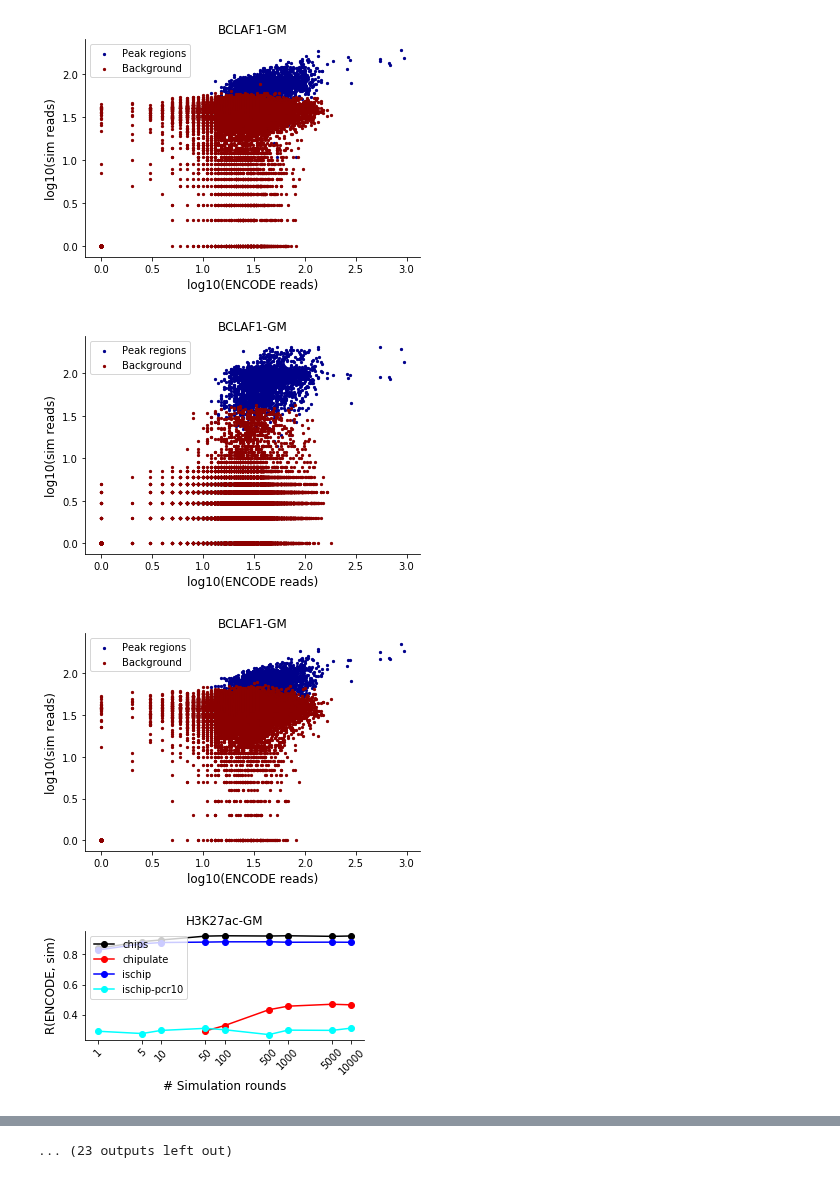
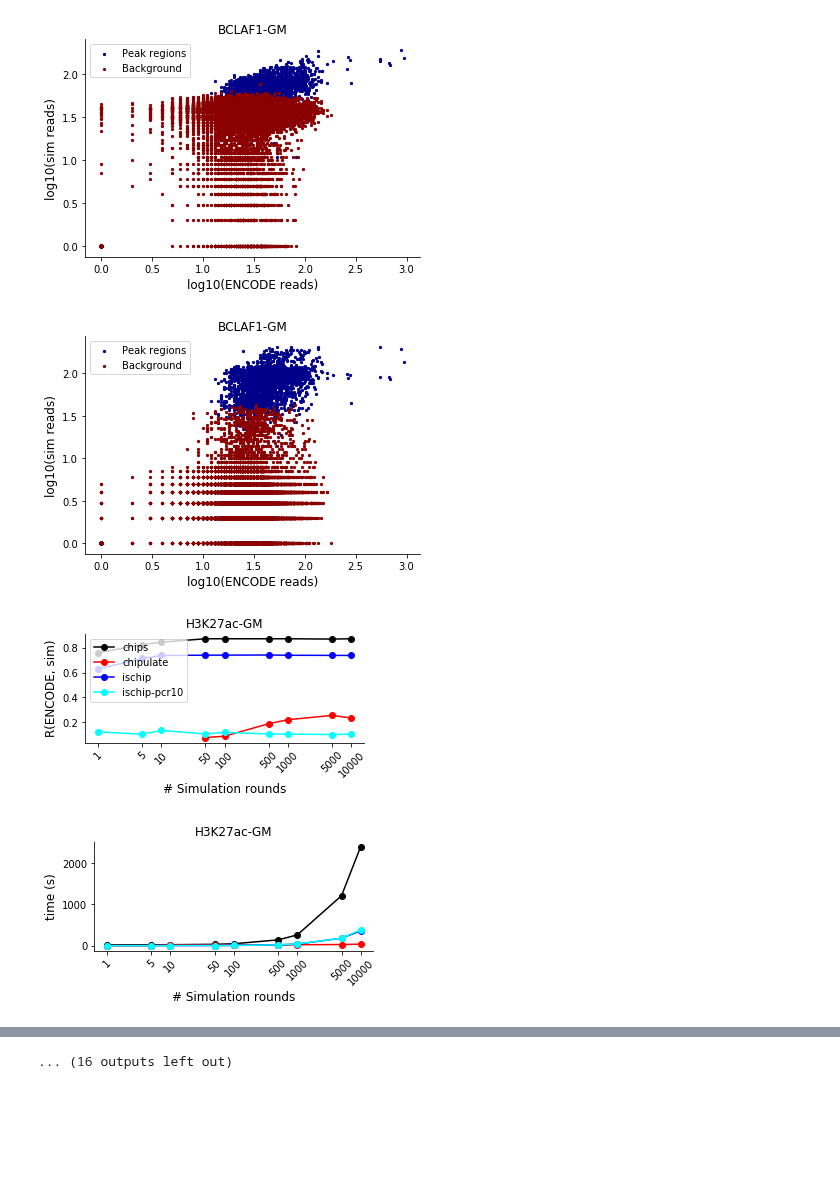
Before and after one commit to gymreklab/chips, a Jupyter notebook: paper-analyses/workflows/fig1-eval/ChIPs-Figure1-Eval-CombineMethods.ipynb, the cells around one changed output, grey strips where cells are left out. Drawn from its saved outputs; the diff is of its cells as text; code cells hidden in the pictures; blank space fills up the shorter version.

Commit message:
use 1kb bins to plot HMs

```diff
--- a/paper-analyses/workflows/fig1-eval/ChIPs-Figure1-Eval-CombineMethods.ipynb
+++ b/paper-analyses/workflows/fig1-eval/ChIPs-Figure1-Eval-CombineMethods.ipynb
@@ -18,35 +18,38 @@ NUMCOPIES = np.array([1, 5, 10, 50, 100, 500, 1000, 5000, 10000])
 PREFIXES = {"chips": "", "chipulate": "+chipulate", "ischip": "+ischip", "ischip-pcr10": "+ischip-pcr10"}
 COLORS = {"chips": "black", "chipulate": "red", "ischip": "blue","ischip-pcr10": "cyan"}
 
+HMWINDOW = 1
+TFWINDOW = 1
+
 DATASETS = {
     "BCLAF1-GM": {
         "OUTPREFIX": "GM12878_BCLAF1_ENCFF671NSO_ENCFF222GJV",
-        "WINDOWSIZE": 1,
+        "WINDOWSIZE": TFWINDOW,
         "paired": True
     },
     "H3K27ac-GM": {
         "OUTPREFIX": "GM12878_H3K27ac_ENCFF097SQI_ENCFF465WTH",
-        "WINDOWSIZE": 5,
+        "WINDOWSIZE": HMWINDOW,
         "paired": False
     },
     "H3K4me1-GM": {
-        "OUTPREFIX": "GM12878_H3K27ac_ENCFF097SQI_ENCFF465WTH",
-        "WINDOWSIZE": 5,
+        "OUTPREFIX": "GM12878_H3K4me1_ENCFF252ZII_ENCFF966LMJ",
+        "WINDOWSIZE": HMWINDOW,
         "paired": False
     },
     "H3K4me3-K5": {
         "OUTPREFIX": "K562_H3K4me3_ENCFF681JQI_ENCFF127XXD",
-        "WINDOWSIZE": 5,
+        "WINDOWSIZE": HMWINDOW,
         "paired": False
     },
     "IZKF1-GM": {
         "OUTPREFIX": "GM12878_IKZF1_ENCFF216YZE_ENCFF795PEX",
-        "WINDOWSIZE": 1,
+        "WINDOWSIZE": TFWINDOW,
         "paired": True
     },
     "NFYA-K5": {
         "OUTPREFIX": "K562_NFYA_ENCFF000YUR_ENCFF003WYE",
-        "WINDOWSIZE": 1,
+        "WINDOWSIZE": TFWINDOW,
         "paired": False
     }
 }
@@ -127,7 +130,7 @@ for ds in DATASETS.keys():
     ax.xaxis.set_ticks_position('bottom')
     ax.set_title(ds)
     ax.legend(loc="upper left")
-    fig.savefig(OUTPREFIX+modifier+"-numcopies.pdf")
+    fig.savefig(OUTPREFIX+"-numcopies.pdf")
 
     # Numcopies vs. time
     fig = plt.figure()
@@ -147,11 +150,12 @@ for ds in DATASETS.keys():
     ax.yaxis.set_ticks_position('left')
     ax.xaxis.set_ticks_position('bottom')
     ax.set_title(ds)
-    fig.savefig(OUTPREFIX+modifier+"-time.pdf")
+    fig.savefig(OUTPREFIX+"-time.pdf")
 
 
     # Get scatter plot of counts
     for method in METHODS:
+        if "pcr" in method: continue
         if "%s_%s"%(method,SCATTERNUM) not in peak.columns: continue
         modifier = PREFIXES[method]
         fig = plt.figure()
@@ -193,6 +197,6 @@ Name: s, dtype: float64]
 [figure]
 [figure]
 [figure]
 [figure]
-[figure, old version]
+[figure, new version]
-[figure, old version]
+[figure, new version]
@@ -204 +208 @@ Name: s, dtype: float64]
-... (23 outputs left out)
+... (16 outputs left out)
```
Also changed, not shown: parts of 1 cell of this notebook.
